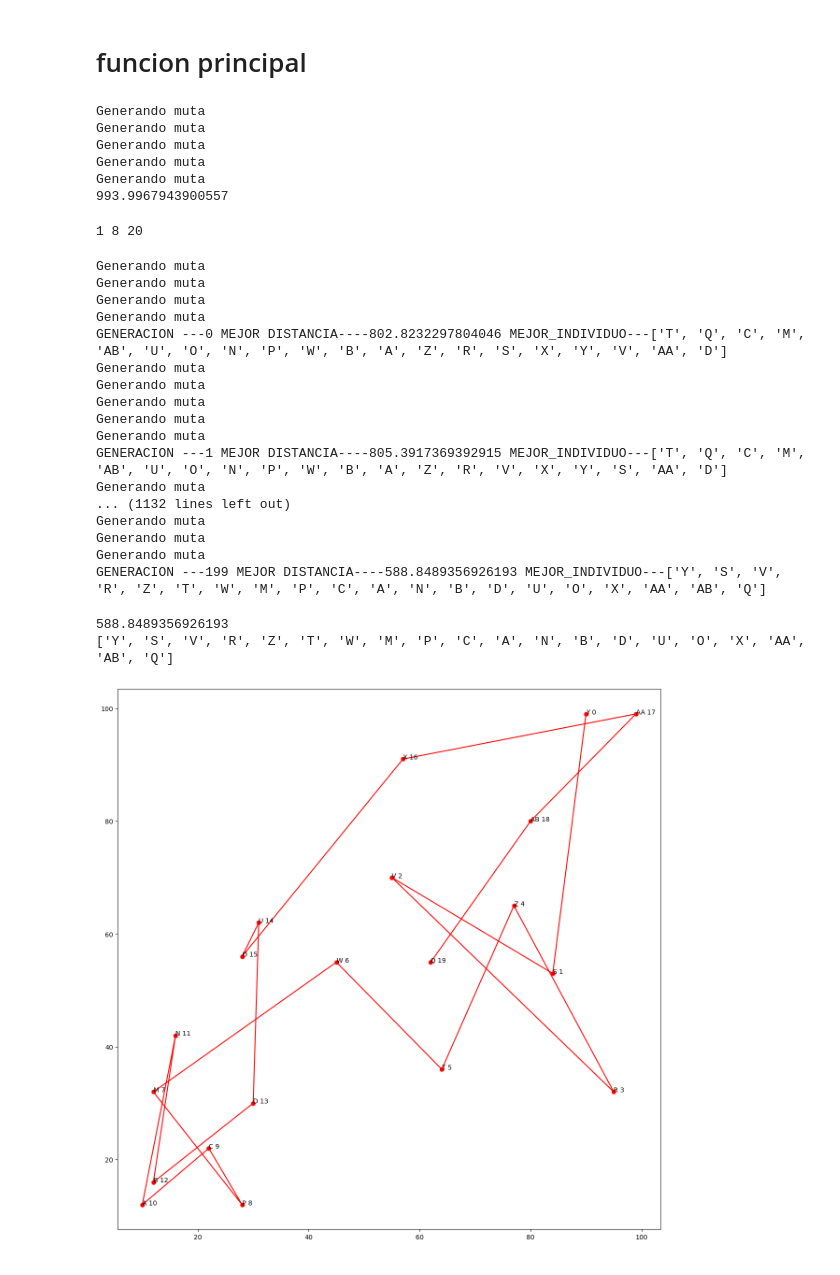
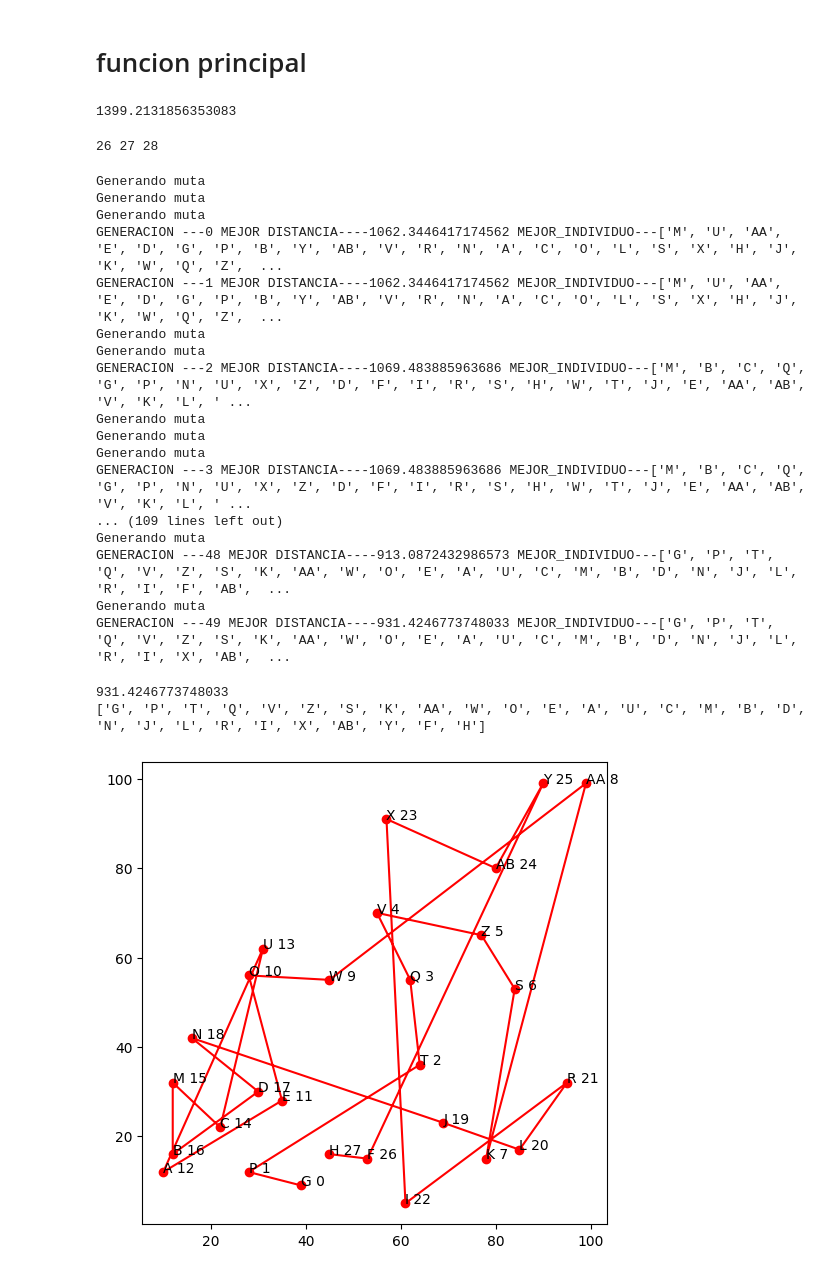
Before and after one commit to JHernandez99/AGs_Ciudades, a Jupyter notebook: AG_Problema_Ciudades.ipynb, the cells around one changed output. Cells and saved outputs as stored; diff of their text form; code cells hidden in the pictures.

```diff
--- a/AG_Problema_Ciudades.ipynb
+++ b/AG_Problema_Ciudades.ipynb
@@ -171,7 +171,7 @@ def cruza_mutacion(progenitores,prob_cruza,prob_muta,lbls):
         padre1 = progenitores[i]
         padre2 = progenitores[i+1]
 
-        if random.random() > prob_cruza:
+        if random.random() < prob_cruza:
             #seleccion punto de cruza
             punto1 = random.randint(1, len(padre1)-2)
             punto2 = random.randint(punto1+1, len(padre1)-1)
@@ -189,7 +189,7 @@ def cruza_mutacion(progenitores,prob_cruza,prob_muta,lbls):
             hijo1 = padre1
             hijo2 = padre2
 
-        if random.random() > prob_muta:
+        if random.random() < prob_muta:
             print("Generando muta")
             punto_muta1 = random.randint(0,len(hijo1)-1)
             punto_muta2 = random.randint(0,len(hijo2)-1)
@@ -215,7 +215,7 @@ probabilidad_muta = 0.0
 generaciones = 100
 
 
-poblacion = generarPoblacionAleatoria(20,lbls)
+poblacion = generarPoblacionAleatoria(tam_poblacion,lbls)
 #evaluacion de la poblacion
 distancias = fitness(poblacion,x,y,data)
 #seleccion
@@ -228,27 +228,22 @@ nuevos_hijos = cruza_mutacion(seleccionados,probabilidad_cruza,probabilidad_muta
 poblacion = list(seleccionados)+nuevos_hijos
 print(distancias[0])
 # %% [output]
-Generando muta
-Generando muta
-Generando muta
-Generando muta
-Generando muta
-993.9967943900557
+1399.2131856353083
 # %%
 punto1 = random.randint(1, len(seleccionados[0])-2)
 punto2 = random.randint(punto1+1, len(seleccionados[0])-1)
 print(punto1,punto2,len(seleccionados[0]))
 # %% [output]
-1 8 20
+26 27 28
 # %%
 #generar poblacion aleatoria
-tam_poblacion = 20
-probabilidad_cruza = 0.45
+tam_poblacion = 100
+probabilidad_cruza = 0.25
 probabilidad_muta = 0.05
-generaciones = 200
+generaciones = 50
 
 
-poblacion = generarPoblacionAleatoria(20,lbls)
+poblacion = generarPoblacionAleatoria(tam_poblacion,lbls)
 num_generaciones = 0
 
 mejor_individuo = []
@@ -282,20 +277,20 @@ while(num_generaciones < generaciones):
 Generando muta
 Generando muta
 Generando muta
+GENERACION ---0 MEJOR DISTANCIA----1062.3446417174562 MEJOR_INDIVIDUO---['M', 'U', 'AA', 'E', 'D', 'G', 'P', 'B', 'Y', 'AB', 'V', 'R', 'N', 'A', 'C', 'O', 'L', 'S', 'X', 'H', 'J', 'K', 'W', 'Q', 'Z',  ...
+GENERACION ---1 MEJOR DISTANCIA----1062.3446417174562 MEJOR_INDIVIDUO---['M', 'U', 'AA', 'E', 'D', 'G', 'P', 'B', 'Y', 'AB', 'V', 'R', 'N', 'A', 'C', 'O', 'L', 'S', 'X', 'H', 'J', 'K', 'W', 'Q', 'Z',  ...
 Generando muta
-GENERACION ---0 MEJOR DISTANCIA----802.8232297804046 MEJOR_INDIVIDUO---['T', 'Q', 'C', 'M', 'AB', 'U', 'O', 'N', 'P', 'W', 'B', 'A', 'Z', 'R', 'S', 'X', 'Y', 'V', 'AA', 'D']
+Generando muta
+GENERACION ---2 MEJOR DISTANCIA----1069.483885963686 MEJOR_INDIVIDUO---['M', 'B', 'C', 'Q', 'G', 'P', 'N', 'U', 'X', 'Z', 'D', 'F', 'I', 'R', 'S', 'H', 'W', 'T', 'J', 'E', 'AA', 'AB', 'V', 'K', 'L', ' ...
 Generando muta
 Generando muta
 Generando muta
+GENERACION ---3 MEJOR DISTANCIA----1069.483885963686 MEJOR_INDIVIDUO---['M', 'B', 'C', 'Q', 'G', 'P', 'N', 'U', 'X', 'Z', 'D', 'F', 'I', 'R', 'S', 'H', 'W', 'T', 'J', 'E', 'AA', 'AB', 'V', 'K', 'L', ' ...
+... (109 lines left out)
 Generando muta
+GENERACION ---48 MEJOR DISTANCIA----913.0872432986573 MEJOR_INDIVIDUO---['G', 'P', 'T', 'Q', 'V', 'Z', 'S', 'K', 'AA', 'W', 'O', 'E', 'A', 'U', 'C', 'M', 'B', 'D', 'N', 'J', 'L', 'R', 'I', 'F', 'AB',  ...
 Generando muta
-GENERACION ---1 MEJOR DISTANCIA----805.3917369392915 MEJOR_INDIVIDUO---['T', 'Q', 'C', 'M', 'AB', 'U', 'O', 'N', 'P', 'W', 'B', 'A', 'Z', 'R', 'V', 'X', 'Y', 'S', 'AA', 'D']
-Generando muta
-... (1132 lines left out)
-Generando muta
-Generando muta
-Generando muta
-GENERACION ---199 MEJOR DISTANCIA----588.8489356926193 MEJOR_INDIVIDUO---['Y', 'S', 'V', 'R', 'Z', 'T', 'W', 'M', 'P', 'C', 'A', 'N', 'B', 'D', 'U', 'O', 'X', 'AA', 'AB', 'Q']
+GENERACION ---49 MEJOR DISTANCIA----931.4246773748033 MEJOR_INDIVIDUO---['G', 'P', 'T', 'Q', 'V', 'Z', 'S', 'K', 'AA', 'W', 'O', 'E', 'A', 'U', 'C', 'M', 'B', 'D', 'N', 'J', 'L', 'R', 'I', 'X', 'AB',  ...
 # %%
 print(mejor_distancia)
 print(mejor_individuo)
@@ -307,19 +302,19 @@ for gen in mejor_individuo:
     y.append(data[data['Ciudad'] == gen].iloc[0]['y'])
 #print(y)
 # %% [output]
-588.8489356926193
-['Y', 'S', 'V', 'R', 'Z', 'T', 'W', 'M', 'P', 'C', 'A', 'N', 'B', 'D', 'U', 'O', 'X', 'AA', 'AB', 'Q']
+931.4246773748033
+['G', 'P', 'T', 'Q', 'V', 'Z', 'S', 'K', 'AA', 'W', 'O', 'E', 'A', 'U', 'C', 'M', 'B', 'D', 'N', 'J', 'L', 'R', 'I', 'X', 'AB', 'Y', 'F', 'H']
 # %%
-fig, ax = plt.subplots(figsize=(15,15))
+fig, ax = plt.subplots(figsize=(6,6))
 ax.plot(x,y,'-ro')
 cont = 0
 for i, text in enumerate(mejor_individuo):
     txt = text+" "+str(cont)
     ax.text(x[i],y[i],txt)
     cont +=1
 plt.show()
 # %% [output]
-[figure, old version]
+[figure, new version]
 # %%
 fig, ax = plt.subplots(figsize=(5,5))
 ax.plot(hist_distancias,'-bp')
```
Also changed, not shown: parts of 7 cells of this notebook, 1 other file.
